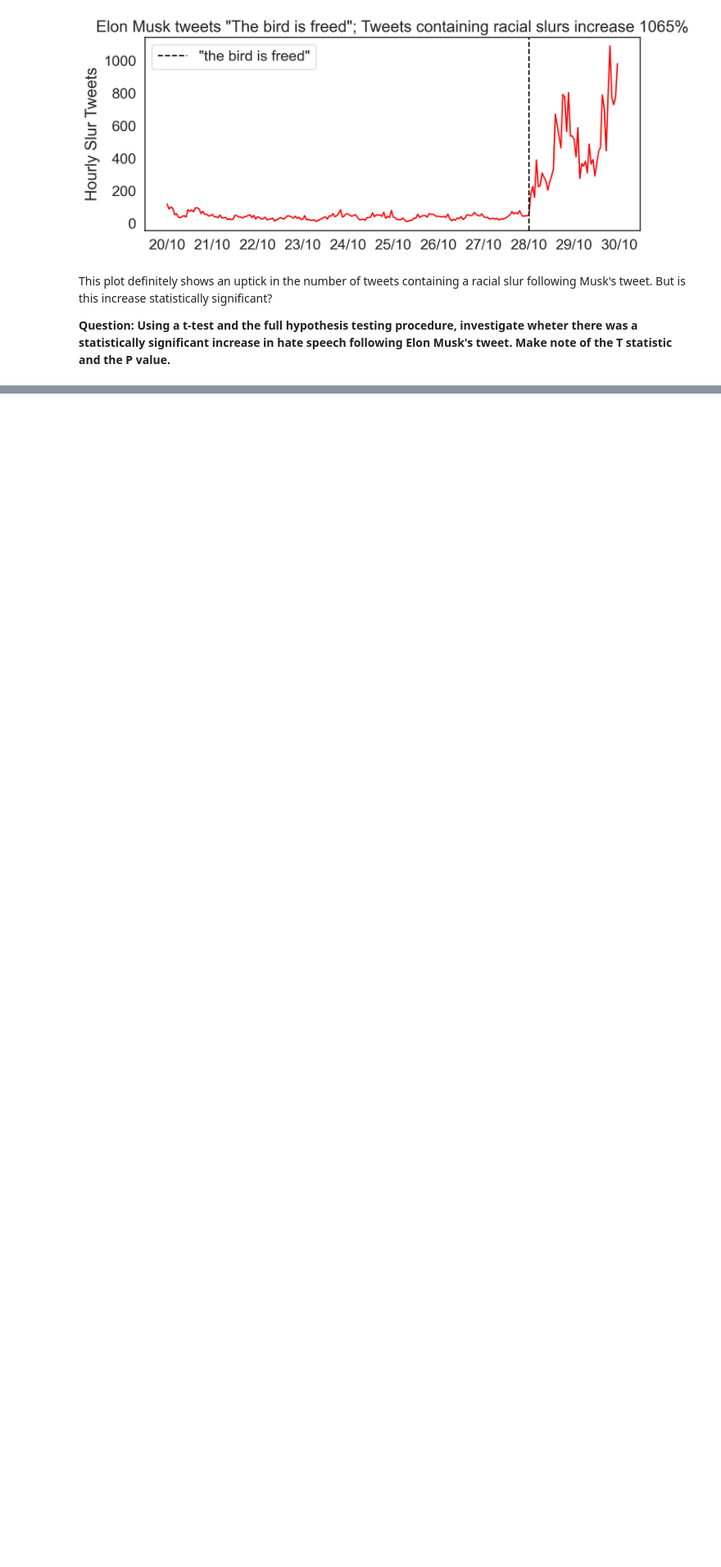
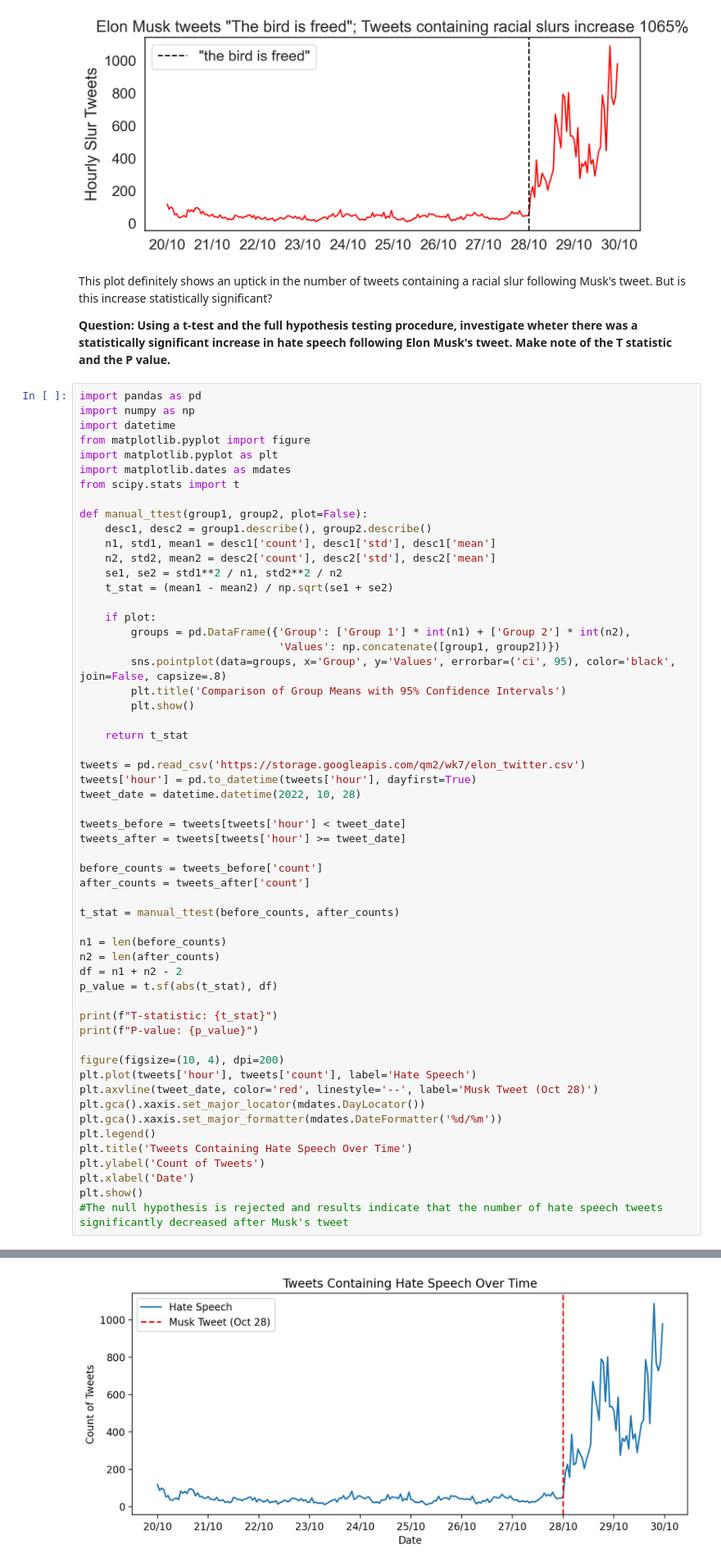
Before and after one commit to james0206-666/QM2-2024, a Jupyter notebook: W6_hypothesis_testing.ipynb, the cells around one changed output, grey strips where cells are left out. Shown at 82% size. Drawn from its saved outputs; the diff is of its cells as text; blank space fills up the shorter version.

```diff
--- a/W6_hypothesis_testing.ipynb
+++ b/W6_hypothesis_testing.ipynb
@@ -321,3 +377,60 @@ plt.gca().xaxis.set_major_formatter(mdates.DateFormatter('%d/%m'))
 This plot definitely shows an uptick in the number of tweets containing a racial slur following Musk's tweet. But is this increase statistically significant?
 
 **Question: Using a t-test and the full hypothesis testing procedure, investigate wheter there was a statistically significant increase in hate speech following Elon Musk's tweet. Make note of the T statistic and the P value.**
+# %%
+import pandas as pd
+import numpy as np
+import datetime
+from matplotlib.pyplot import figure
+import matplotlib.pyplot as plt
+import matplotlib.dates as mdates
+from scipy.stats import t
+
+def manual_ttest(group1, group2, plot=False):
+    desc1, desc2 = group1.describe(), group2.describe()
+    n1, std1, mean1 = desc1['count'], desc1['std'], desc1['mean']
+    n2, std2, mean2 = desc2['count'], desc2['std'], desc2['mean']
+    se1, se2 = std1**2 / n1, std2**2 / n2
+    t_stat = (mean1 - mean2) / np.sqrt(se1 + se2)
+
+    if plot:
+        groups = pd.DataFrame({'Group': ['Group 1'] * int(n1) + ['Group 2'] * int(n2),
+                               'Values': np.concatenate([group1, group2])})
+        sns.pointplot(data=groups, x='Group', y='Values', errorbar=('ci', 95), color='black', join=False, capsize=.8)
+        plt.title('Comparison of Group Means with 95% Confidence Intervals')
+        plt.show()
+
+    return t_stat
+
+tweets = pd.read_csv('https://storage.googleapis.com/qm2/wk7/elon_twitter.csv')
+tweets['hour'] = pd.to_datetime(tweets['hour'], dayfirst=True)
+tweet_date = datetime.datetime(2022, 10, 28)
+
+tweets_before = tweets[tweets['hour'] < tweet_date]
+tweets_after = tweets[tweets['hour'] >= tweet_date]
+
+before_counts = tweets_before['count']
+after_counts = tweets_after['count']
+
+t_stat = manual_ttest(before_counts, after_counts)
+
+n1 = len(before_counts)
+n2 = len(after_counts)
+df = n1 + n2 - 2
+p_value = t.sf(abs(t_stat), df)
+
+print(f"T-statistic: {t_stat}")
+print(f"P-value: {p_value}")
+
+figure(figsize=(10, 4), dpi=200)
+plt.plot(tweets['hour'], tweets['count'], label='Hate Speech')
+plt.axvline(tweet_date, color='red', linestyle='--', label='Musk Tweet (Oct 28)')
+plt.gca().xaxis.set_major_locator(mdates.DayLocator())
+plt.gca().xaxis.set_major_formatter(mdates.DateFormatter('%d/%m'))
+plt.legend()
+plt.title('Tweets Containing Hate Speech Over Time')
+plt.ylabel('Count of Tweets')
+plt.xlabel('Date')
+plt.show()
+#The null hypothesis is rejected and results indicate that the number of hate speech tweets significantly decreased after Musk's tweet
+# %% [output]
@@ -323,0 +439 @@ This plot definitely shows an uptick in the number of tweets containing a racial
+[figure, added]
```
Also changed, not shown: parts of 2 cells of this notebook.
